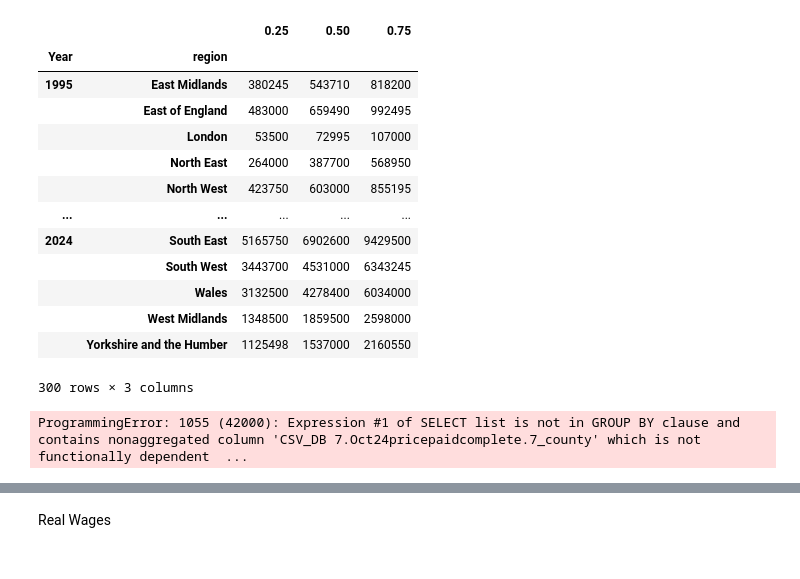
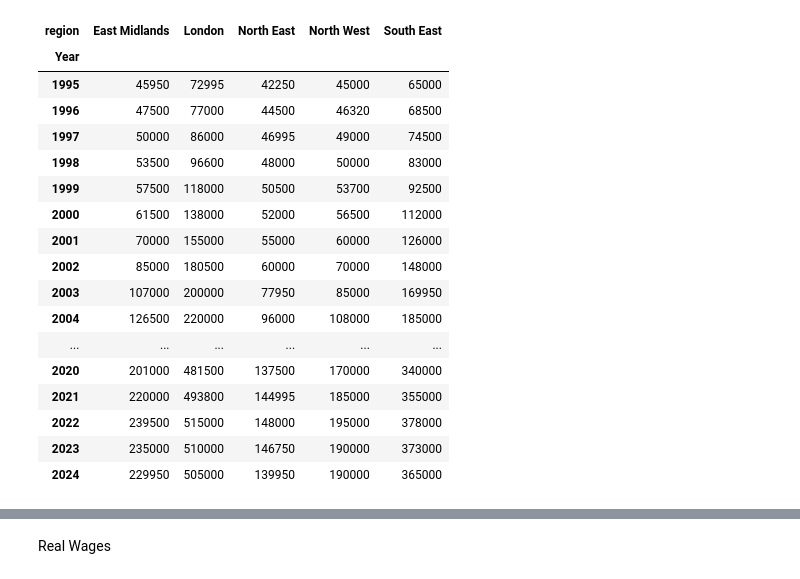
Before and after one commit to jamiegleave/UK_LandReg_PricePaid, a Jupyter notebook: tx_values.ipynb, the cells around one changed output, grey strips where cells are left out. Drawn from its saved outputs; the diff is of its cells as text; code cells hidden in the pictures.

```diff
--- a/tx_values.ipynb
+++ b/tx_values.ipynb
@@ -61,17 +55,0 @@ df
-# %%
-df.drop('county',axis=1).groupby(['Year','region']).sum()
-# %% [output]
-|  |  | 0.25 | 0.50 | 0.75 |
-| Year | region |  |  |  |
-| 1995 | East Midlands | 380245 | 543710 | 818200 |
-|  | East of England | 483000 | 659490 | 992495 |
-|  | London | 53500 | 72995 | 107000 |
-|  | North East | 264000 | 387700 | 568950 |
-|  | North West | 423750 | 603000 | 855195 |
-| ... | ... | ... | ... | ... |
-| 2024 | South East | 5165750 | 6902600 | 9429500 |
-|  | South West | 3443700 | 4531000 | 6343245 |
-|  | Wales | 3132500 | 4278400 | 6034000 |
-|  | West Midlands | 1348500 | 1859500 | 2598000 |
-|  | Yorkshire and the Humber | 1125498 | 1537000 | 2160550 |
-300 rows × 3 columns
@@ -133,34 +55,0 @@ for i in range(2010,2024+1,1):
-# %%
-df_quantiles = pd.DataFrame()
-
-
-cols = ['7_county', 'price_gbp', 'YEAR(DATE)']
-query = f"SELECT {", ".join(str(x) for x in cols)} FROM Oct24pricepaidcomplete GROUP BY YEAR(DATE)"
-result = pd.DataFrame(sql_extractdata(query, **db_args),columns=cols)
-
-df = (result.join
-    (pd.read_csv('county_to_region.csv',
-                index_col='7_county',
-                dtype=str),
-                on='7_county')
-    )
-
-# var = pd.Series(
-#     zip(df.groupby('region')[i].quantile(q=0.25),
-#         df.groupby('region')[i].quantile(q=0.50),
-#         df.groupby('region')[i].quantile(q=0.75)),
-#         index=df.groupby('region')[i].unique().index,
-#         name=i).apply(lambda x: np.array(x))
-
-# # var = pd.DataFrame(
-# #     zip(df.groupby('region')[i].quantile(q=0.25),
-# #         df.groupby('region')[i].quantile(q=0.50),
-# #         df.groupby('region')[i].quantile(q=0.75)),
-# #         index=df.groupby('region')[i].unique().index,columns=[25,50,75]
-# #         ).apply(lambda x: np.array(x),axis=1)
-
-# # 5m4.4s
-
-# df_quantiles = pd.concat([df_quantiles,pd.Series(var,name=i)],axis=1)
-# %% [output]
-ProgrammingError: 1055 (42000): Expression #1 of SELECT list is not in GROUP BY clause and contains nonaggregated column 'CSV_DB 7.Oct24pricepaidcomplete.7_county' which is not functionally dependent  ...
@@ -171 +56,22 @@ ProgrammingError: 1055 (42000): Expression #1 of SELECT list is not in GROUP BY
+# %%
+df_screened
+# %% [output]
+| region | East Midlands | London | North East | North West | South East |
+| Year |  |  |  |  |  |
+| 1995 | 45950 | 72995 | 42250 | 45000 | 65000 |
+| 1996 | 47500 | 77000 | 44500 | 46320 | 68500 |
+| 1997 | 50000 | 86000 | 46995 | 49000 | 74500 |
+| 1998 | 53500 | 96600 | 48000 | 50000 | 83000 |
+| 1999 | 57500 | 118000 | 50500 | 53700 | 92500 |
+| 2000 | 61500 | 138000 | 52000 | 56500 | 112000 |
+| 2001 | 70000 | 155000 | 55000 | 60000 | 126000 |
+| 2002 | 85000 | 180500 | 60000 | 70000 | 148000 |
+| 2003 | 107000 | 200000 | 77950 | 85000 | 169950 |
+| 2004 | 126500 | 220000 | 96000 | 108000 | 185000 |
+| ... | ... | ... | ... | ... | ... |
+| 2020 | 201000 | 481500 | 137500 | 170000 | 340000 |
+| 2021 | 220000 | 493800 | 144995 | 185000 | 355000 |
+| 2022 | 239500 | 515000 | 148000 | 195000 | 378000 |
+| 2023 | 235000 | 510000 | 146750 | 190000 | 373000 |
+| 2024 | 229950 | 505000 | 139950 | 190000 | 365000 |
 # %%
```
Also changed, not shown: parts of 23 cells of this notebook, 1 other file.
